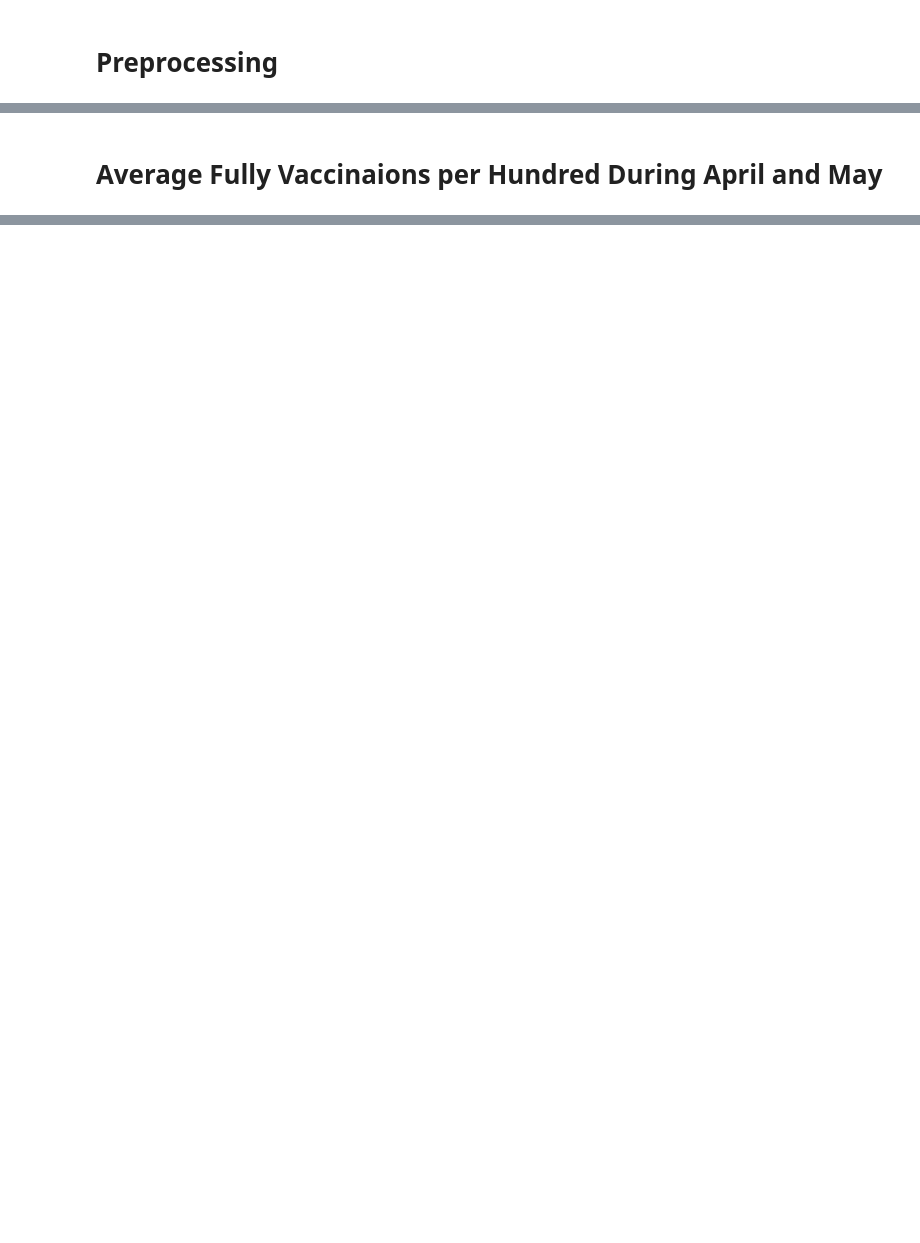
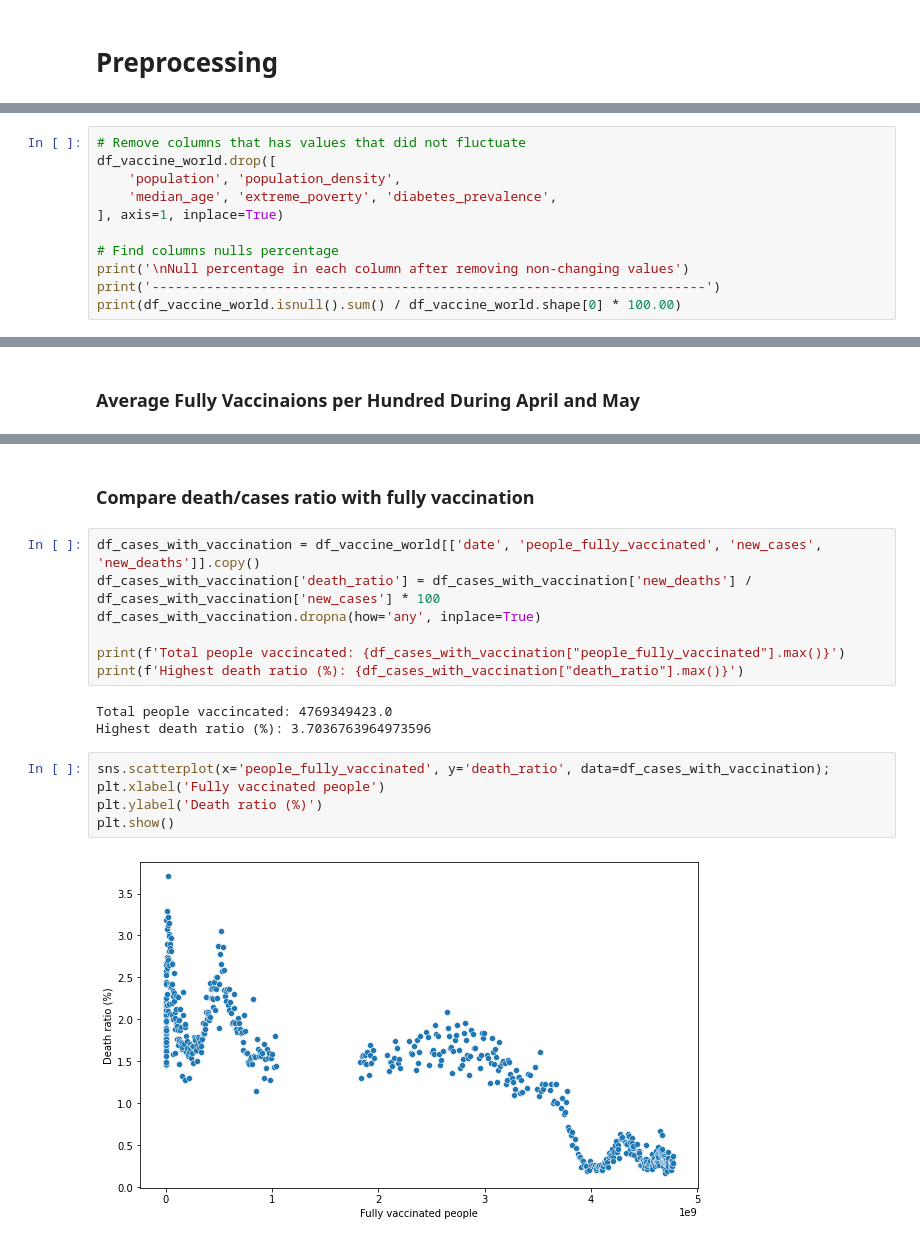
Before and after one commit to tariqshaban/covid-19-vaccination, a Jupyter notebook: COVID 19 Vaccination.ipynb, the cells around one changed output, grey strips where cells are left out. Cells and saved outputs as stored; diff of their text form; blank space fills up the shorter version.

```diff
--- a/COVID 19 Vaccination.ipynb
+++ b/COVID 19 Vaccination.ipynb
@@ -117,0 +166,11 @@ No. of rows 527
+# %%
+# Remove columns that has values that did not fluctuate
+df_vaccine_world.drop([
+    'population', 'population_density',
+    'median_age', 'extreme_poverty', 'diabetes_prevalence',
+], axis=1, inplace=True)
+
+# Find columns nulls percentage
+print('\nNull percentage in each column after removing non-changing values')
+print('-----------------------------------------------------------------------')
+print(df_vaccine_world.isnull().sum() / df_vaccine_world.shape[0] * 100.00)
@@ -278,7 +366,7 @@ fig.show()
 # %% [output]
 [interactive output not drawn]
 # %% [markdown]
-# Average Fully Vaccinaions per Hundred During April and May
+### Average Fully Vaccinaions per Hundred During April and May
 # %%
 df_may = df[(df['date']>='2022-04-01') & (df['date']<='2022-05-31')]
 df_may = df_may[df_may['iso_code'].notna() & df_may['continent'].notna()]
@@ -300,3 +388,22 @@ fig.update_layout(
 fig.show()
 # %% [output]
 [interactive output not drawn]
+# %% [markdown]
+### Compare death/cases ratio with fully vaccination
+# %%
+df_cases_with_vaccination = df_vaccine_world[['date', 'people_fully_vaccinated', 'new_cases', 'new_deaths']].copy()
+df_cases_with_vaccination['death_ratio'] = df_cases_with_vaccination['new_deaths'] / df_cases_with_vaccination['new_cases'] * 100
+df_cases_with_vaccination.dropna(how='any', inplace=True)
+
+print(f'Total people vaccincated: {df_cases_with_vaccination["people_fully_vaccinated"].max()}')
+print(f'Highest death ratio (%): {df_cases_with_vaccination["death_ratio"].max()}')
+# %% [output]
+Total people vaccincated: 4769349423.0
+Highest death ratio (%): 3.7036763964973596
+# %%
+sns.scatterplot(x='people_fully_vaccinated', y='death_ratio', data=df_cases_with_vaccination);
+plt.xlabel('Fully vaccinated people')
+plt.ylabel('Death ratio (%)')
+plt.show()
+# %% [output]
+[figure, added]
```
Also changed, not shown: parts of 39 cells of this notebook.
